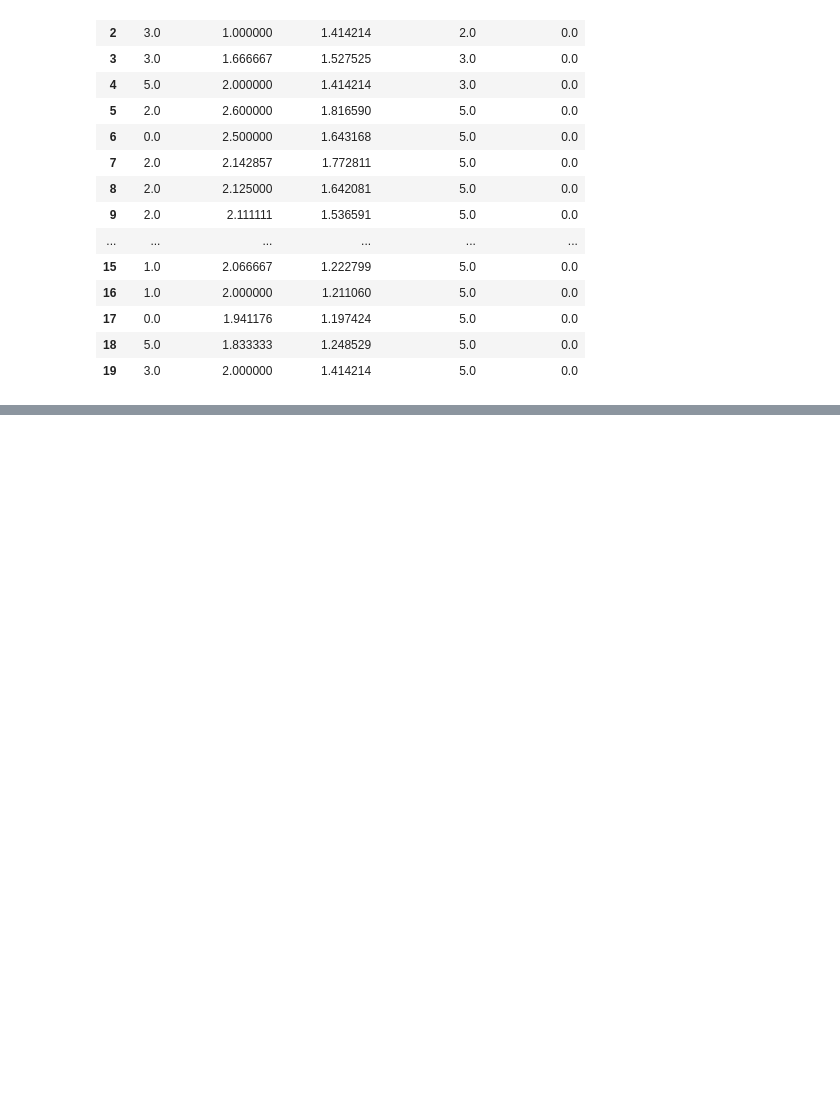
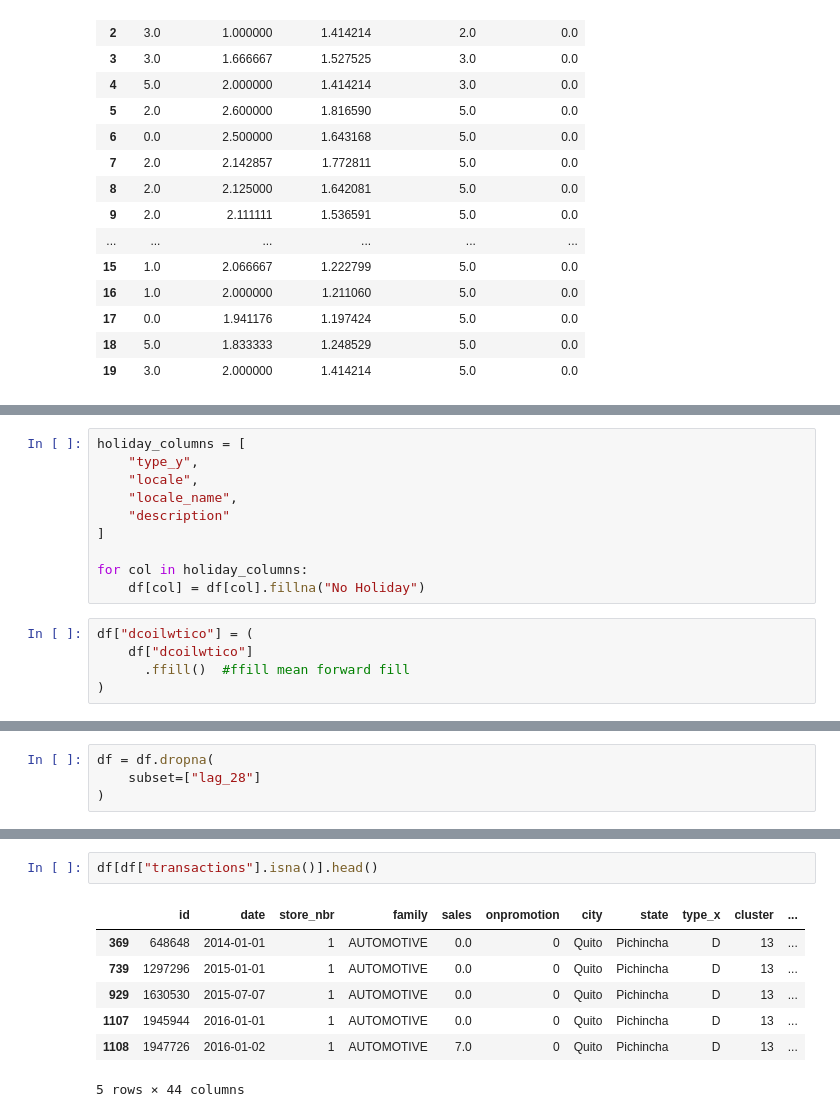
Before and after one commit to Husnain5Khalid/DemandIQ-Smart-demand-forecasting-, a Jupyter notebook: notebooks/feature_engineering.ipynb, the cells around one changed output, grey strips where cells are left out. Saved outputs shown, nothing was run; the diff lists cells and outputs as text; blank space fills up the shorter version.

```diff
--- a/notebooks/feature_engineering.ipynb
+++ b/notebooks/feature_engineering.ipynb
@@ -475,0 +562,15 @@ df[cols].head(20)
+# %%
+holiday_columns = [
+    "type_y",
+    "locale",
+    "locale_name",
+    "description"
+]
+
+for col in holiday_columns:
+    df[col] = df[col].fillna("No Holiday")
+# %%
+df["dcoilwtico"] = (
+    df["dcoilwtico"]
+      .ffill()  #ffill mean forward fill
+)
@@ -475,0 +592,4 @@ df[cols].head(20)
+# %%
+df = df.dropna(
+    subset=["lag_28"]
+)
@@ -475,0 +616,10 @@ df[cols].head(20)
+# %%
+df[df["transactions"].isna()].head()
+# %% [output]
+|  | id | date | store_nbr | family | sales | onpromotion | city | state | type_x | cluster | ... |
+| 369 | 648648 | 2014-01-01 | 1 | AUTOMOTIVE | 0.0 | 0 | Quito | Pichincha | D | 13 | ... |
+| 739 | 1297296 | 2015-01-01 | 1 | AUTOMOTIVE | 0.0 | 0 | Quito | Pichincha | D | 13 | ... |
+| 929 | 1630530 | 2015-07-07 | 1 | AUTOMOTIVE | 0.0 | 0 | Quito | Pichincha | D | 13 | ... |
+| 1107 | 1945944 | 2016-01-01 | 1 | AUTOMOTIVE | 0.0 | 0 | Quito | Pichincha | D | 13 | ... |
+| 1108 | 1947726 | 2016-01-02 | 1 | AUTOMOTIVE | 7.0 | 0 | Quito | Pichincha | D | 13 | ... |
+5 rows × 44 columns
```
Also changed, not shown: parts of 15 cells of this notebook.
